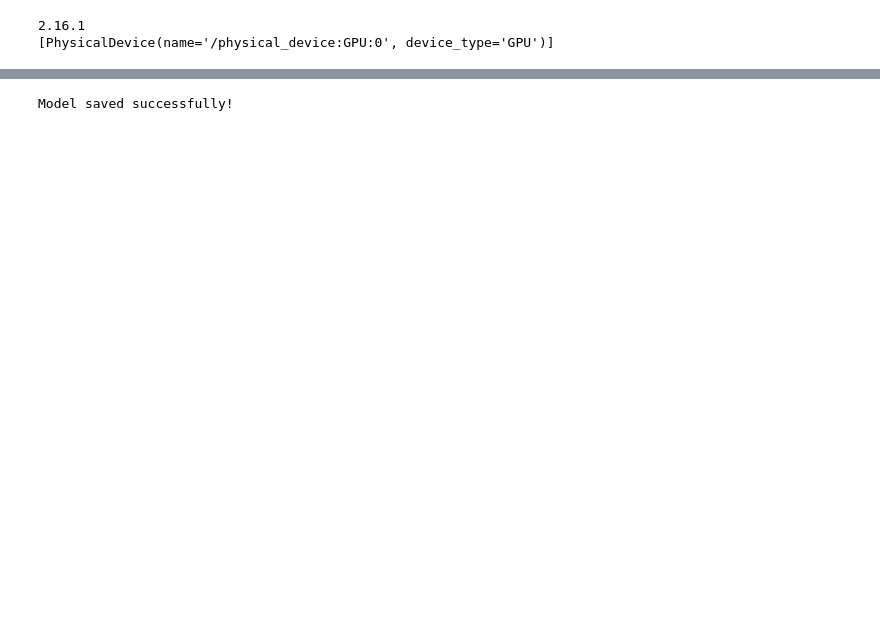
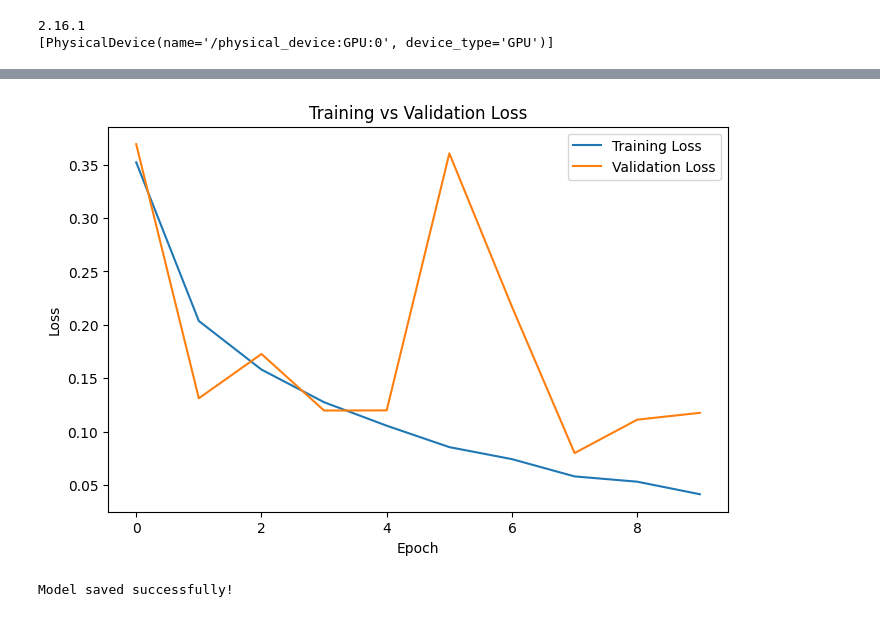
Before and after one commit to joshanjohn/CXC-FYP-Griffith, a Jupyter notebook: backend/notebook/CXV1/CXC103.ipynb, the cells around one changed output, grey strips where cells are left out. Drawn from its saved outputs; the diff is of its cells as text; code cells hidden in the pictures; blank space fills up the shorter version.

```diff
--- a/backend/notebook/CXV1/CXC103.ipynb
+++ b/backend/notebook/CXV1/CXC103.ipynb
@@ -191,2 +269,6 @@ Epoch 10/10
+# %%
+plot_train_loss(history=history)
+# %% [output]
+[figure, added]
 # %%
 # Save the model
```
Also changed, not shown: parts of 28 cells of this notebook, 9 other files.
